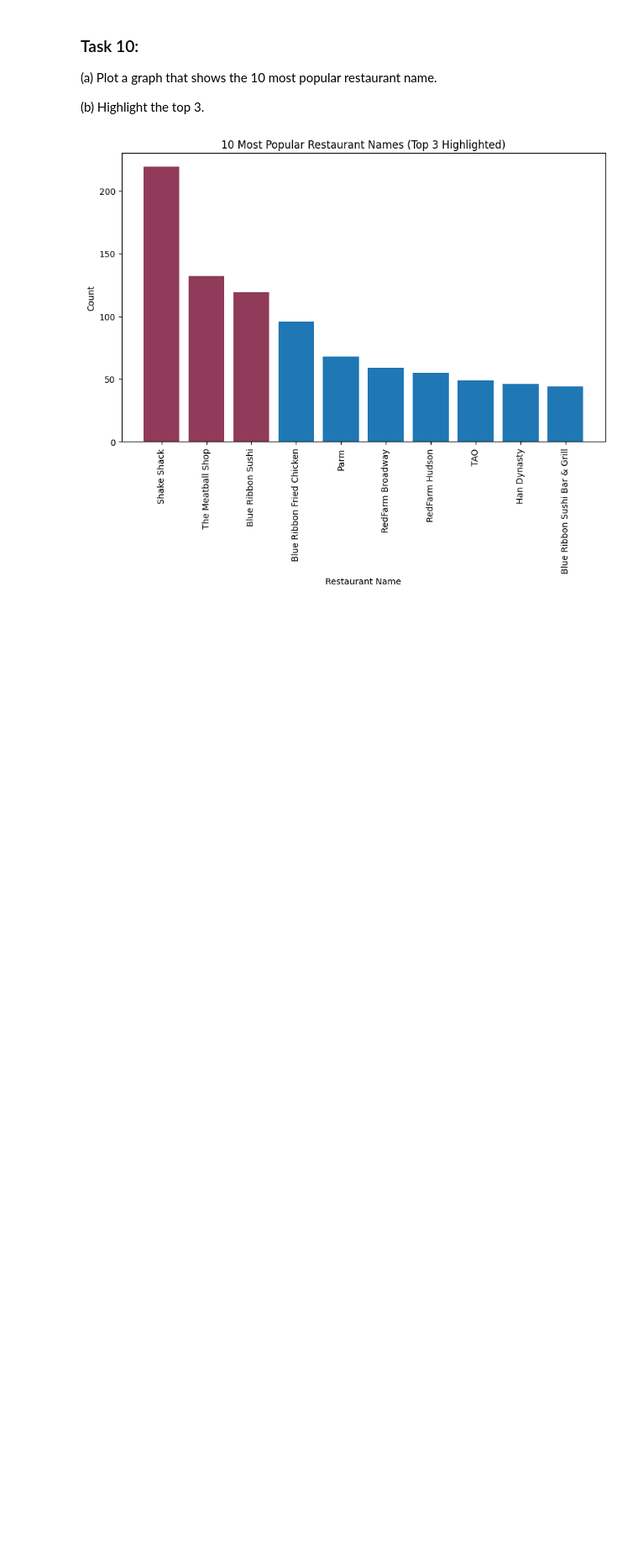
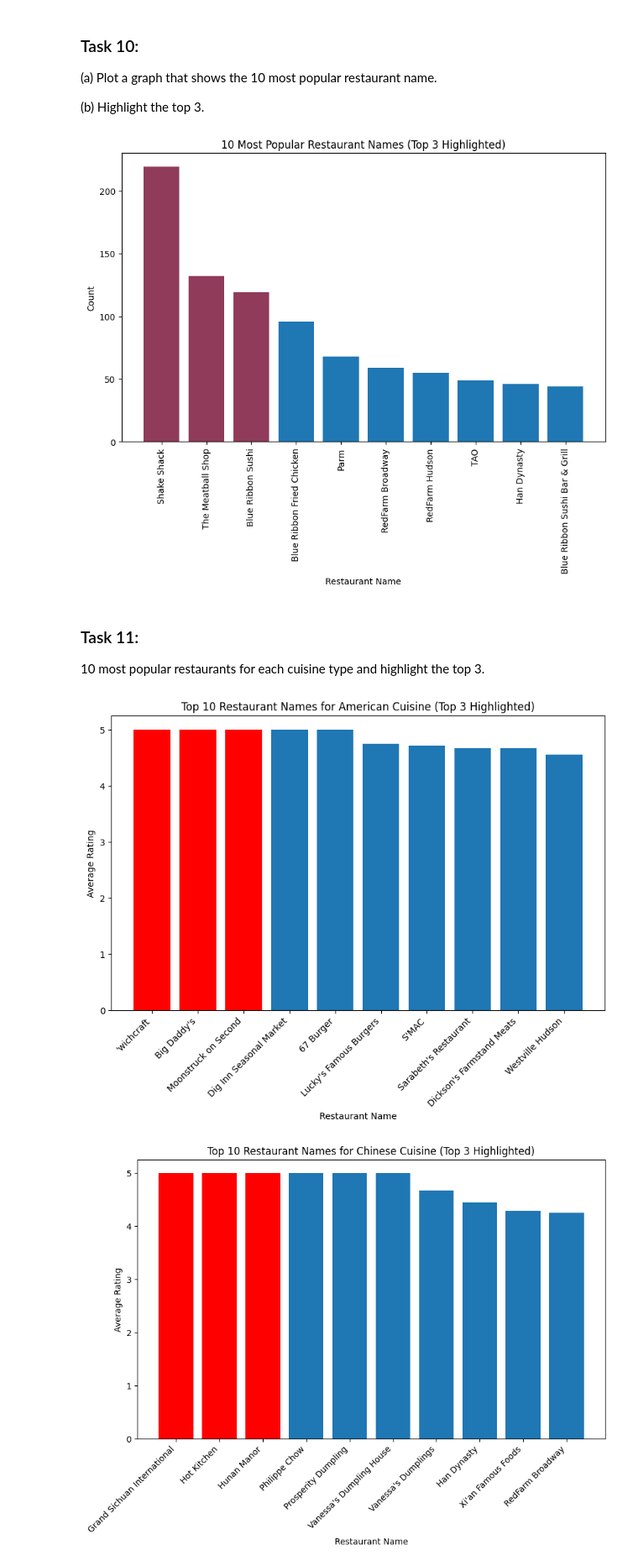
Before and after one commit to Ms-Shaukat/DataAnalyticsProjectsandPortfolio, a Jupyter notebook: DA_Green_Assignment2_Munazza_Shaukat_munazza_guide_gmail_com.ipynb, the cells around one changed output. Shown at 84% size. Drawn from its saved outputs; the diff is of its cells as text; code cells hidden in the pictures; blank space fills up the shorter version.

```diff
--- a/DA_Green_Assignment2_Munazza_Shaukat_munazza_guide_gmail_com.ipynb
+++ b/DA_Green_Assignment2_Munazza_Shaukat_munazza_guide_gmail_com.ipynb
@@ -204,3 +222,40 @@ plt.bar(popular_restaurants.index[:3], popular_restaurants.values[:3], color='r'
 plt.show()
 # %% [output]
 [figure]
+# %% [markdown]
+### Task 11:
+10 most popular restaurants for each cuisine type and highlight the top 3.
+# %%
+#Libraries already declared so I initiate by cleaning the data first, rating column needs cleansing so I am removing "not given" to "null"
+
+# Replace "not given" with null values in the 'rating'
+dfs['rating'] = pds.to_numeric(dfs['rating'], errors='coerce')
+
+# Filter out rows with null 'rating' values
+dfs = dfs.dropna(subset=['rating'])
+
+# Group by cuisine type
+cuisine_groups = dfs.groupby('cuisine_type')
+
+# Loop through each cuisine type and plot the top 10 restaurant names with top 3 highlighted
+for cuisine_type, group_df in cuisine_groups:
+    restaurant_ratings = group_df.groupby('restaurant_name')['rating'].mean().sort_values(ascending=False)
+    top10_restaurant_names = restaurant_ratings.head(10)
+    top3_restaurant_names = top10_restaurant_names.head(3)
+    print("\n\n")
+
+
+# initiate the plotting area
+    plt.figure(figsize=(10, 6))
+    plt.bar(top10_restaurant_names.index, top10_restaurant_names.values)
+
+    plt.xlabel("Restaurant Name")
+    plt.ylabel("Average Rating")
+    plt.title(f"Top 10 Restaurant Names for {cuisine_type} Cuisine (Top 3 Highlighted)")
+    plt.xticks(rotation=45, ha='right')
+    # now plot highlight top 3 only
+    plt.bar(top3_restaurant_names.index, top3_restaurant_names.values, color='r')
+    plt.show()
+# %% [output]
+[figure, added]
+[figure, added]
```
Also changed, not shown: parts of 3 cells of this notebook.
